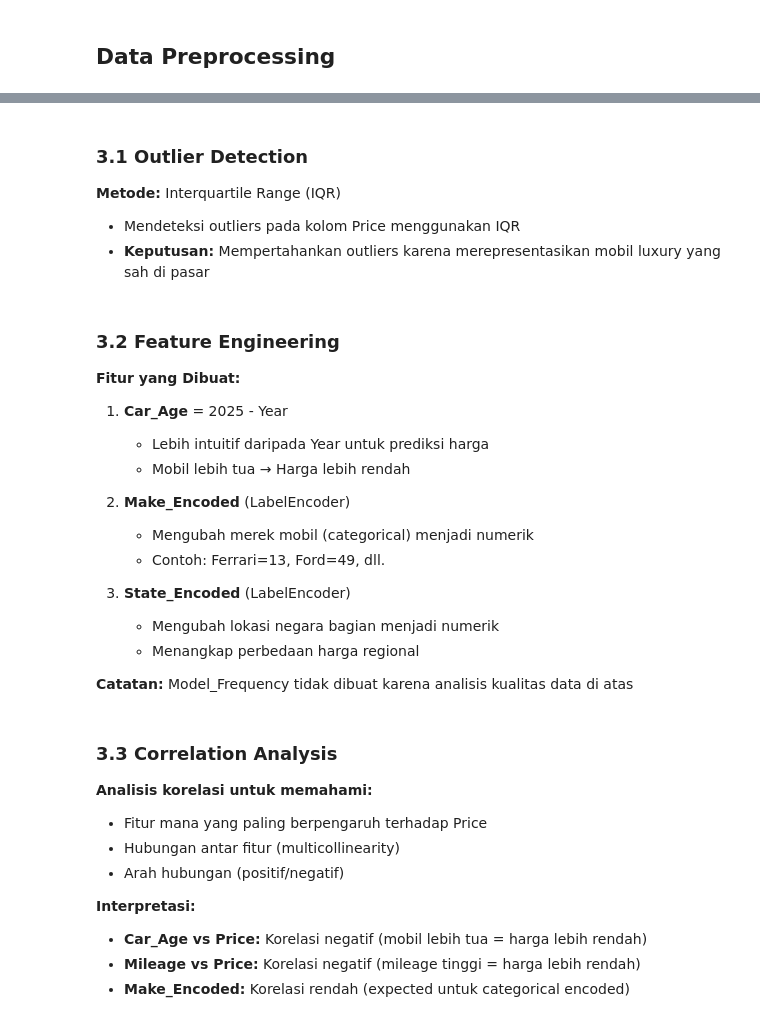
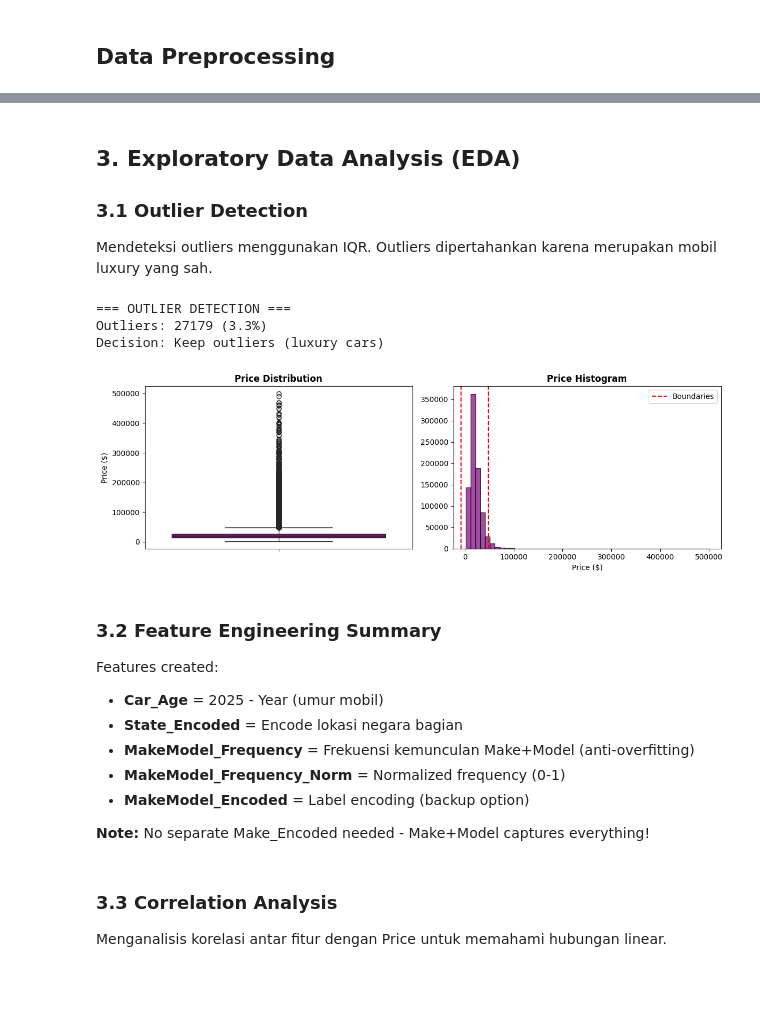
Before and after one commit to prettycoolflacko/Used_car_prediction-DS, a Jupyter notebook: cars.ipynb, the cells around one changed output, grey strips where cells are left out. Drawn from its saved outputs; the diff is of its cells as text; code cells hidden in the pictures; blank space fills up the shorter version.

```diff
--- a/cars.ipynb
+++ b/cars.ipynb
@@ -218,38 +599,53 @@ for _, row in clean_examples.iterrows():
 # %% [markdown]
+## 3. Exploratory Data Analysis (EDA)
+
 ### 3.1 Outlier Detection
-
-**Metode:** Interquartile Range (IQR)
-- Mendeteksi outliers pada kolom Price menggunakan IQR
-- **Keputusan:** Mempertahankan outliers karena merepresentasikan mobil luxury yang sah di pasar
+Mendeteksi outliers menggunakan IQR. Outliers dipertahankan karena merupakan mobil luxury yang sah.
+# %%
+# Outlier Detection
+print("=== OUTLIER DETECTION ===")
+Q1 = df_clean['Price'].quantile(0.25)
+Q3 = df_clean['Price'].quantile(0.75)
+IQR = Q3 - Q1
+outliers = df_clean[(df_clean['Price'] < Q1-1.5*IQR) | (df_clean['Price'] > Q3+1.5*IQR)]
+print(f"Outliers: {len(outliers)} ({len(outliers)/len(df_clean)*100:.1f}%)")
+print(f"Decision: Keep outliers (luxury cars)\n")
+
+# Boxplot
+plt.figure(figsize=(12, 4))
+plt.subplot(1, 2, 1)
+sns.boxplot(y=df_clean['Price'], color='purple')
+plt.title('Price Distribution', fontweight='bold')
+plt.ylabel('Price ($)')
+
+plt.subplot(1, 2, 2)
+plt.hist(df_clean['Price'], bins=50, color='purple', alpha=0.7, edgecolor='black')
+plt.axvline(Q1-1.5*IQR, color='red', linestyle='--', label='Boundaries')
+plt.axvline(Q3+1.5*IQR, color='red', linestyle='--')
+plt.title('Price Histogram', fontweight='bold')
+plt.xlabel('Price ($)')
+plt.legend()
+
+plt.tight_layout()
+plt.show()
+# %% [output]
+=== OUTLIER DETECTION ===
+Outliers: 27179 (3.3%)
+Decision: Keep outliers (luxury cars)
+[figure, added]
 # %% [markdown]
-### 3.2 Feature Engineering
+### 3.2 Feature Engineering Summary
 
-**Fitur yang Dibuat:**
+Features created:
+- **Car_Age** = 2025 - Year (umur mobil)
+- **State_Encoded** = Encode lokasi negara bagian
+- **MakeModel_Frequency** = Frekuensi kemunculan Make+Model (anti-overfitting)
+- **MakeModel_Frequency_Norm** = Normalized frequency (0-1)
+- **MakeModel_Encoded** = Label encoding (backup option)
 
-1. **Car_Age** = 2025 - Year
-   - Lebih intuitif daripada Year untuk prediksi harga
-   - Mobil lebih tua → Harga lebih rendah
-
-2. **Make_Encoded** (LabelEncoder)
-   - Mengubah merek mobil (categorical) menjadi numerik
-   - Contoh: Ferrari=13, Ford=49, dll.
-
-3. **State_Encoded** (LabelEncoder)
-   - Mengubah lokasi negara bagian menjadi numerik
-   - Menangkap perbedaan harga regional
-
-**Catatan:** Model_Frequency tidak dibuat karena analisis kualitas data di atas
+**Note:** No separate Make_Encoded needed - Make+Model captures everything!
 # %% [markdown]
 ### 3.3 Correlation Analysis
-
-**Analisis korelasi untuk memahami:**
-- Fitur mana yang paling berpengaruh terhadap Price
-- Hubungan antar fitur (multicollinearity)
-- Arah hubungan (positif/negatif)
-
-**Interpretasi:**
-- **Car_Age vs Price:** Korelasi negatif (mobil lebih tua = harga lebih rendah)
-- **Mileage vs Price:** Korelasi negatif (mileage tinggi = harga lebih rendah)
-- **Make_Encoded:** Korelasi rendah (expected untuk categorical encoded)
+Menganalisis korelasi antar fitur dengan Price untuk memahami hubungan linear.
 # %% [markdown]
 ### 3.4 Distribution Analysis
```
Also changed, not shown: parts of 55 cells of this notebook, 2 other files.
